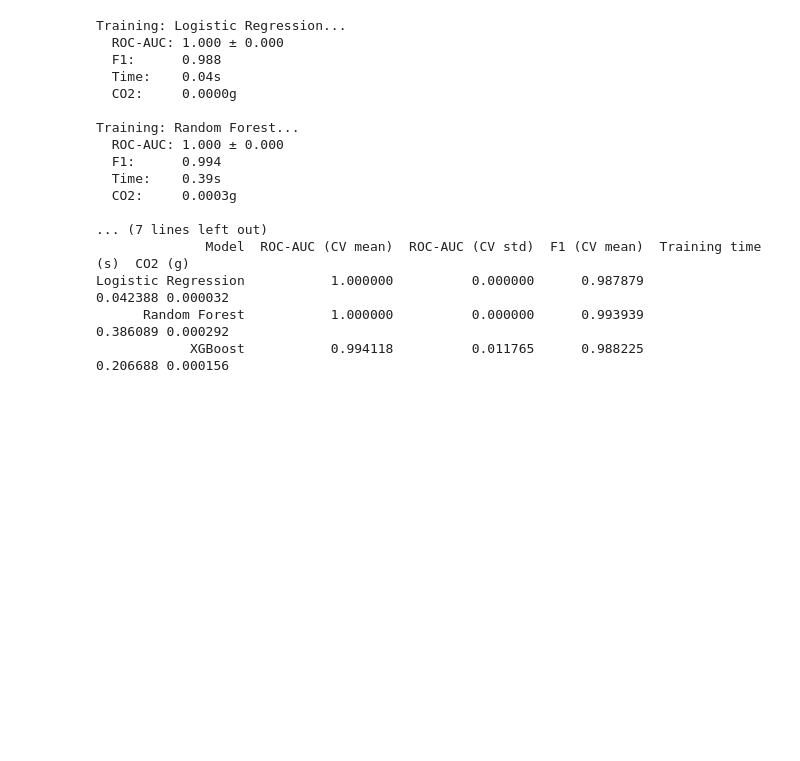
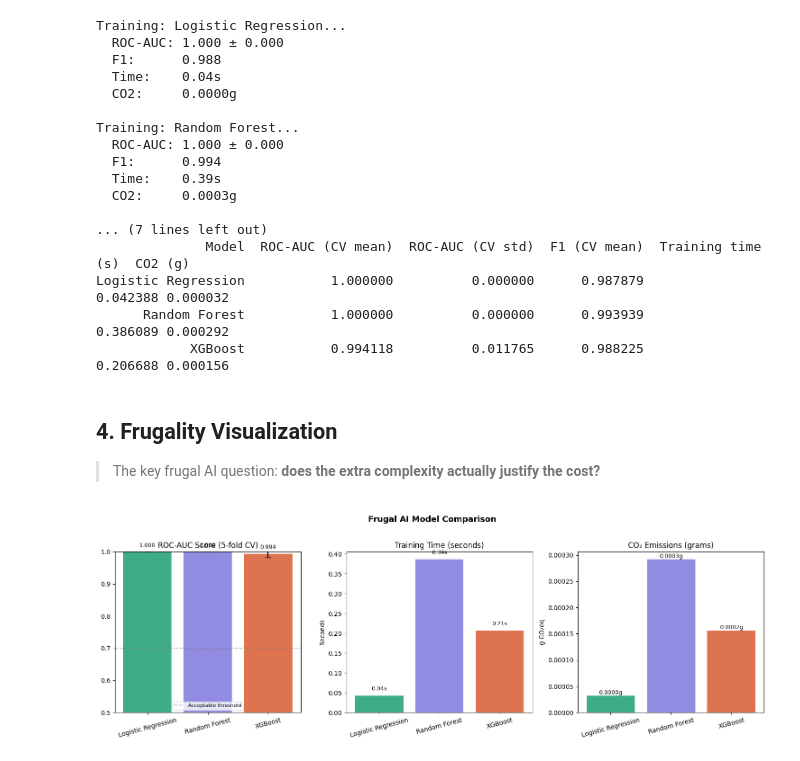
Before and after one commit to Alvaro5/explainability-ai-hackathon, a Jupyter notebook: notebooks/3_frugal.ipynb, the cells around one changed output. Cells and saved outputs as stored; diff of their text form; code cells hidden in the pictures; blank space fills up the shorter version.

Commit message:
Added visualization and conclusion to frugality AI notebook

```diff
--- a/notebooks/3_frugal.ipynb
+++ b/notebooks/3_frugal.ipynb
@@ -178,3 +178,65 @@ Training: Random Forest...
 Logistic Regression           1.000000          0.000000      0.987879           0.042388 0.000032
       Random Forest           1.000000          0.000000      0.993939           0.386089 0.000292
             XGBoost           0.994118          0.011765      0.988225           0.206688 0.000156
+# %% [markdown]
+## 4. Frugality Visualization
+
+> The key frugal AI question: **does the extra complexity actually justify the cost?**
+# %%
+fig, axes = plt.subplots(1, 3, figsize=(15, 5))
+colors = ['#1D9E75', '#7F77DD', '#D85A30']
+model_names = results_df['Model'].tolist()
+
+# Plot 1: ROC-AUC comparison
+bars = axes[0].bar(model_names, results_df['ROC-AUC (CV mean)'],
+                   color=colors, alpha=0.85)
+axes[0].errorbar(model_names, results_df['ROC-AUC (CV mean)'],
+                 yerr=results_df['ROC-AUC (CV std)'],
+                 fmt='none', color='black', capsize=5)
+axes[0].set_title('ROC-AUC Score (5-fold CV)')
+axes[0].set_ylim(0.5, 1.0)
+axes[0].axhline(0.7, color='gray', linestyle='--', alpha=0.5, label='Acceptable threshold')
+axes[0].legend(fontsize=8)
+axes[0].tick_params(axis='x', rotation=15)
+for bar, val in zip(bars, results_df['ROC-AUC (CV mean)']):
+    axes[0].text(bar.get_x() + bar.get_width()/2, bar.get_height() + 0.01,
+                 f'{val:.3f}', ha='center', va='bottom', fontsize=9)
+
+# Plot 2: Training time
+bars2 = axes[1].bar(model_names, results_df['Training time (s)'],
+                    color=colors, alpha=0.85)
+axes[1].set_title('Training Time (seconds)')
+axes[1].set_ylabel('Seconds')
+axes[1].tick_params(axis='x', rotation=15)
+for bar, val in zip(bars2, results_df['Training time (s)']):
+    axes[1].text(bar.get_x() + bar.get_width()/2, bar.get_height() + 0.01,
+                 f'{val:.2f}s', ha='center', va='bottom', fontsize=9)
+
+# Plot 3: CO2 or time as proxy
+if results_df['CO2 (g)'].notna().all():
+    bars3 = axes[2].bar(model_names, results_df['CO2 (g)'], color=colors, alpha=0.85)
+    axes[2].set_title('CO₂ Emissions (grams)')
+    axes[2].set_ylabel('g CO₂eq')
+    for bar, val in zip(bars3, results_df['CO2 (g)']):
+        axes[2].text(bar.get_x() + bar.get_width()/2, bar.get_height(),
+                     f'{val:.4f}g', ha='center', va='bottom', fontsize=9)
+else:
+    # Scatter: ROC-AUC vs time tradeoff
+    for i, (name, row) in enumerate(results_df.iterrows()):
+        axes[2].scatter(row['Training time (s)'], row['ROC-AUC (CV mean)'],
+                        color=colors[i], s=180, zorder=3, label=row['Model'])
+        axes[2].annotate(row['Model'], (row['Training time (s)'], row['ROC-AUC (CV mean)']),
+                         textcoords='offset points', xytext=(5, 5), fontsize=8)
+    axes[2].set_xlabel('Training Time (s)')
+    axes[2].set_ylabel('ROC-AUC')
+    axes[2].set_title('Accuracy vs. Compute Cost')
+    axes[2].legend(fontsize=8)
+
+axes[2].tick_params(axis='x', rotation=15)
+
+plt.suptitle('Frugal AI Model Comparison', fontsize=13, fontweight='bold', y=1.02)
+plt.tight_layout()
+plt.savefig('../docs/frugal_comparison.png', dpi=120, bbox_inches='tight')
+plt.show()
+# %% [output]
+[figure, added]
```
Also changed, not shown: parts of 3 cells of this notebook, 3 other files.
